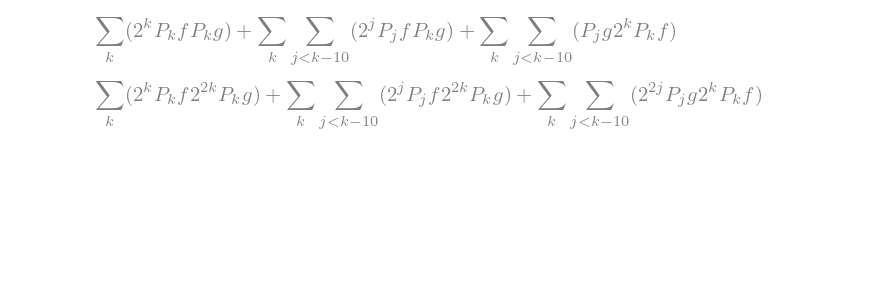
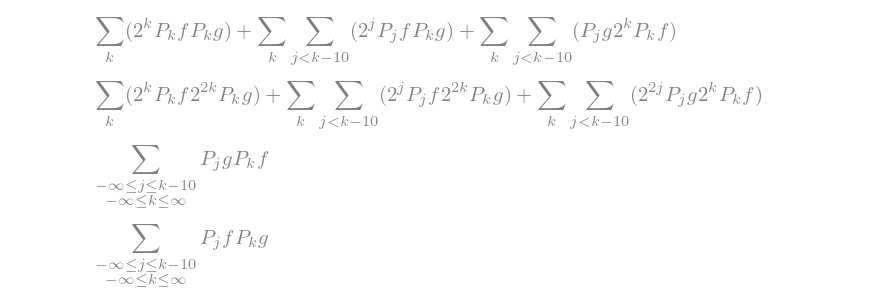
Before and after one commit to micatske/aianalysis, a Jupyter notebook: littlewood.ipynb, the cells around one changed output. Cells and saved outputs as stored; diff of their text form; code cells hidden in the pictures; blank space fills up the shorter version.

```diff
--- a/littlewood.ipynb
+++ b/littlewood.ipynb
@@ -106,0 +100,9 @@ Paraproduct(nabla*f,lap*g)
+# %%
+class Para_hl(Function):
+    @classmethod
+    def eval(cls,f,g):
+       return summation(summation(Freq_proj(k,f)*Freq_proj(j,g), (j, -oo,k-10)),(k, -oo, oo))
+# %%
+Para_hl(f,g)
+# %% [output]
+[figure, added]
@@ -106,0 +114,4 @@ Paraproduct(nabla*f,lap*g)
+# %%
+Para_lh(f,g)
+# %% [output]
+[figure, added]
```
Also changed, not shown: parts of 8 cells of this notebook, 1 other file.
